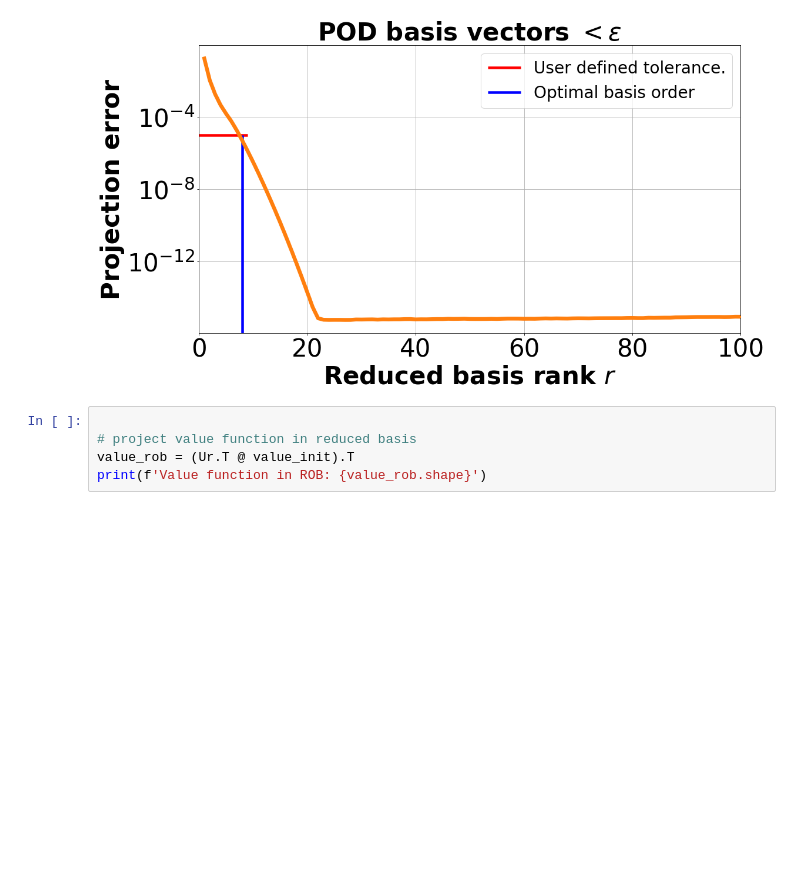
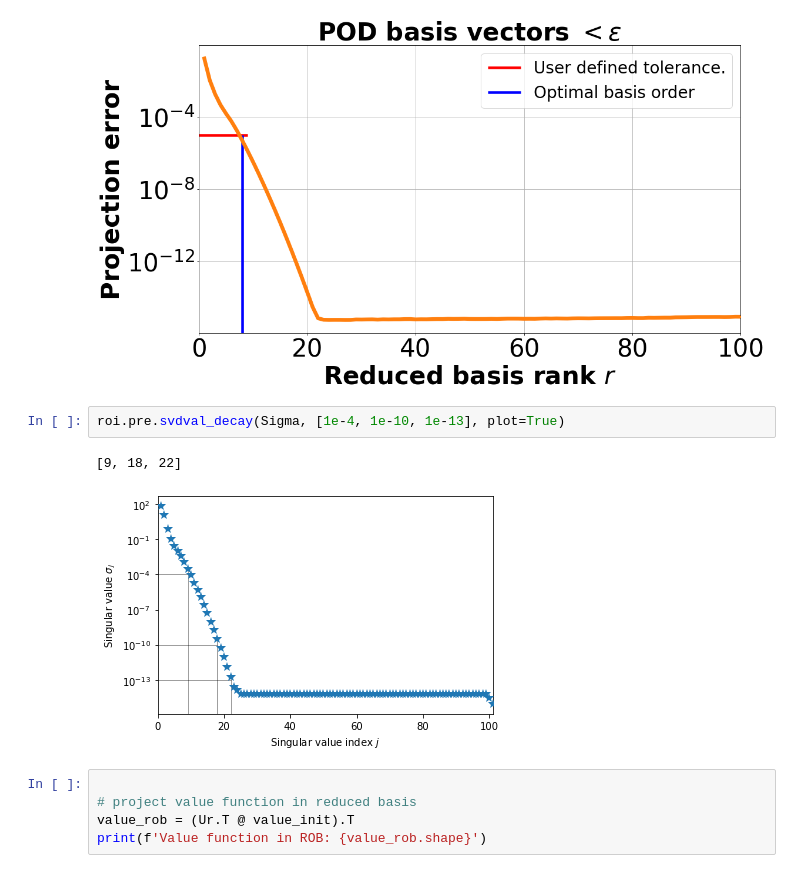
Before and after one commit to robotsorcerer/ComplexBRAT, a Jupyter notebook: Notes/double_integrator_pgd.ipynb, the cells around one changed output. Drawn from its saved outputs; the diff is of its cells as text; blank space fills up the shorter version.

```diff
--- a/Notes/double_integrator_pgd.ipynb
+++ b/Notes/double_integrator_pgd.ipynb
@@ -344,6 +325,11 @@ f.savefig(join(expanduser("~"),"Documents/Papers/Safety/PGDReach", "figures/proj
 (101, 101) (101,) (101, 101)
 min_rank  8
 [figure]
+# %%
+roi.pre.svdval_decay(Sigma, [1e-4, 1e-10, 1e-13], plot=True)
+# %% [output]
+[9, 18, 22]
+[figure, added]
 # %%
 
 # project value function in reduced basis
```
Also changed, not shown: parts of 18 cells of this notebook, 7 other files.
